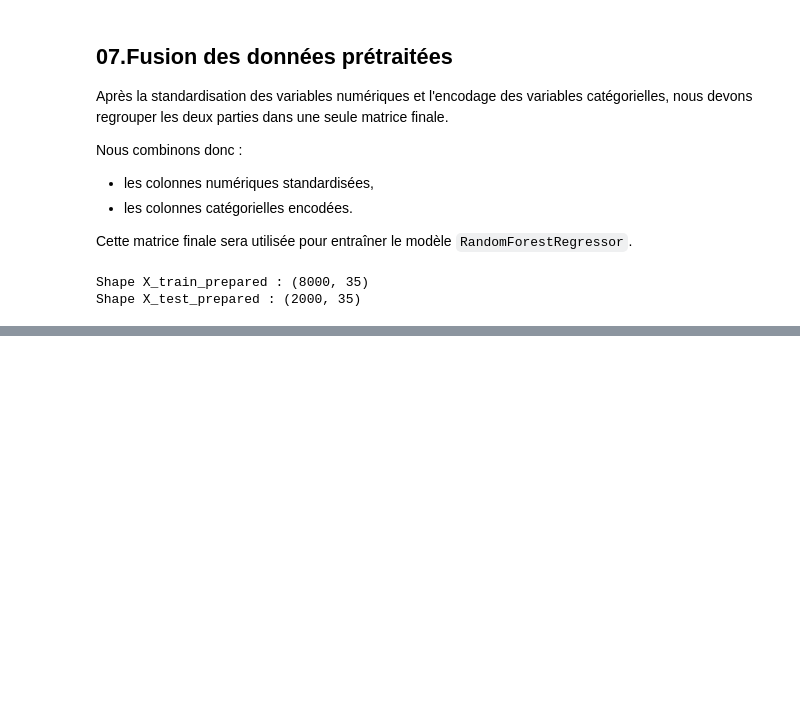
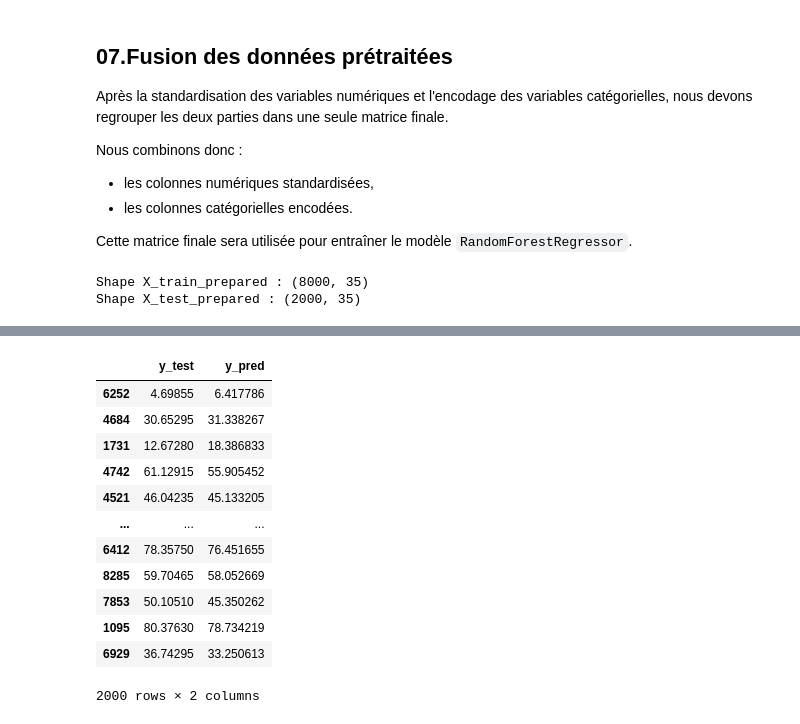
Before and after one commit to kerrouch6705/smart-agri, a Jupyter notebook: notebooks/07-random-forest-regression-prediction.ipynb, the cells around one changed output, grey strips where cells are left out. Saved outputs shown, nothing was run; the diff lists cells and outputs as text; code cells hidden in the pictures; blank space fills up the shorter version.

```diff
--- a/notebooks/07-random-forest-regression-prediction.ipynb
+++ b/notebooks/07-random-forest-regression-prediction.ipynb
@@ -163,0 +248,17 @@ Shape X_test_prepared : (2000, 35)
+# %%
+resultat = pd.DataFrame({"y_test": y_test, "y_pred": y_pred})
+resultat
+# %% [output]
+|  | y_test | y_pred |
+| 6252 | 4.69855 | 6.417786 |
+| 4684 | 30.65295 | 31.338267 |
+| 1731 | 12.67280 | 18.386833 |
+| 4742 | 61.12915 | 55.905452 |
+| 4521 | 46.04235 | 45.133205 |
+| ... | ... | ... |
+| 6412 | 78.35750 | 76.451655 |
+| 8285 | 59.70465 | 58.052669 |
+| 7853 | 50.10510 | 45.350262 |
+| 1095 | 80.37630 | 78.734219 |
+| 6929 | 36.74295 | 33.250613 |
+2000 rows × 2 columns
```
Also changed, not shown: parts of 19 cells of this notebook, 1 other file.
